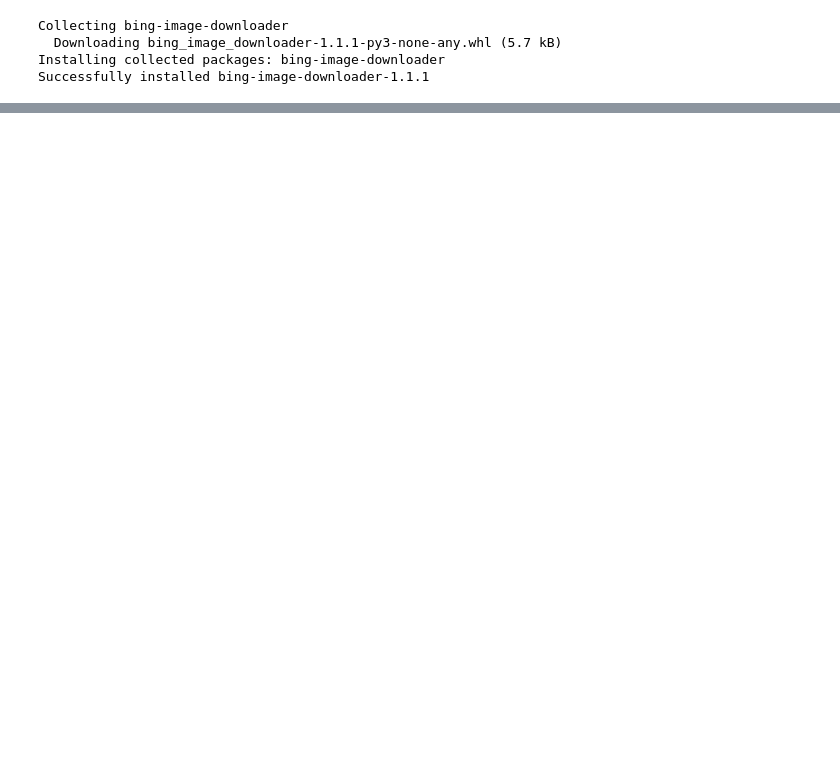
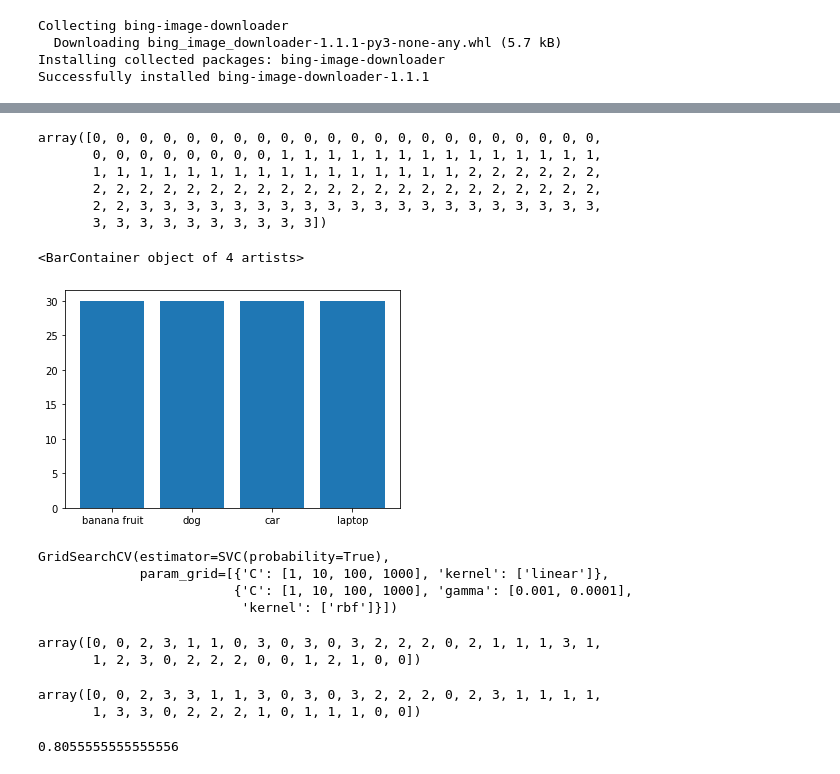
Before and after one commit to Grihit/Image-Classification, a Jupyter notebook: Image_Classification.ipynb, the cells around one changed output, grey strips where cells are left out. Drawn from its saved outputs; the diff is of its cells as text; code cells hidden in the pictures; blank space fills up the shorter version.

```diff
--- a/Image_Classification.ipynb
+++ b/Image_Classification.ipynb
@@ -33,7 +105,7 @@ images = []
 flat_data = []
 
 DATADIR = '/content/images'
-CATEGORIES = ['apple fruit','banana fruit','pineapple fruit','watermelon fruit']
+CATEGORIES = ['banana fruit','dog','car','laptop']
 
 for category in CATEGORIES:
   class_num = CATEGORIES.index(category) #Label Encoding
@@ -43,5 +115,15 @@ for category in CATEGORIES:
   for img in os.listdir(path):
     img_array = imread(os.path.join(path,img))
     #print(img_array.shape) #To show each image in numbers
-    plt.imshow(img_array) #To show the image
-    break
+    #plt.imshow(img_array) #To show the image
+    #break
+
+    #Resize and Flatten
+    img_resized = resize(img_array,(150,150,3)) #normalises the values
+    flat_data.append(img_resized.flatten())
+    images.append(img_resized)
+    target.append(class_num)
+
+flat_data = np.array(flat_data)
+target = np.array(target)
+images = np.array(images)
@@ -50,0 +130,15 @@ time: 1.54 s (started: 2022-01-17 09:40:21 +00:00)
+# %%
+target
+# %% [output]
+array([0, 0, 0, 0, 0, 0, 0, 0, 0, 0, 0, 0, 0, 0, 0, 0, 0, 0, 0, 0, 0, 0,
+       0, 0, 0, 0, 0, 0, 0, 0, 1, 1, 1, 1, 1, 1, 1, 1, 1, 1, 1, 1, 1, 1,
+       1, 1, 1, 1, 1, 1, 1, 1, 1, 1, 1, 1, 1, 1, 1, 1, 2, 2, 2, 2, 2, 2,
+       2, 2, 2, 2, 2, 2, 2, 2, 2, 2, 2, 2, 2, 2, 2, 2, 2, 2, 2, 2, 2, 2,
+       2, 2, 3, 3, 3, 3, 3, 3, 3, 3, 3, 3, 3, 3, 3, 3, 3, 3, 3, 3, 3, 3,
+       3, 3, 3, 3, 3, 3, 3, 3, 3, 3])
+# %%
+unique,count = np.unique(target,return_counts=True)
+plt.bar(CATEGORIES,count)
+# %% [output]
+<BarContainer object of 4 artists>
+[figure, added]
@@ -50,0 +149,35 @@ time: 1.54 s (started: 2022-01-17 09:40:21 +00:00)
+# %%
+from sklearn.model_selection import GridSearchCV
+from sklearn import svm
+param_grid = [
+              {
+                  'C':[1,10,100,1000],'kernel':['linear']
+              },
+              {
+                  'C':[1,10,100,1000],'gamma':[0.001,0.0001],'kernel':['rbf']
+              },
+]
+svc = svm.SVC(probability=True)
+clf = GridSearchCV(svc,param_grid)
+clf.fit(x_train,y_train)
+# %% [output]
+GridSearchCV(estimator=SVC(probability=True),
+             param_grid=[{'C': [1, 10, 100, 1000], 'kernel': ['linear']},
+                         {'C': [1, 10, 100, 1000], 'gamma': [0.001, 0.0001],
+                          'kernel': ['rbf']}])
+# %%
+y_predict = clf.predict(x_test)
+y_predict
+# %% [output]
+array([0, 0, 2, 3, 1, 1, 0, 3, 0, 3, 0, 3, 2, 2, 2, 0, 2, 1, 1, 1, 3, 1,
+       1, 2, 3, 0, 2, 2, 2, 0, 0, 1, 2, 1, 0, 0])
+# %%
+y_test
+# %% [output]
+array([0, 0, 2, 3, 3, 1, 1, 3, 0, 3, 0, 3, 2, 2, 2, 0, 2, 3, 1, 1, 1, 1,
+       1, 3, 3, 0, 2, 2, 2, 1, 0, 1, 1, 1, 0, 0])
+# %%
+from sklearn.metrics import accuracy_score, confusion_matrix
+accuracy_score(y_predict,y_test)
+# %% [output]
+0.8055555555555556
```
Also changed, not shown: parts of 6 cells of this notebook.
